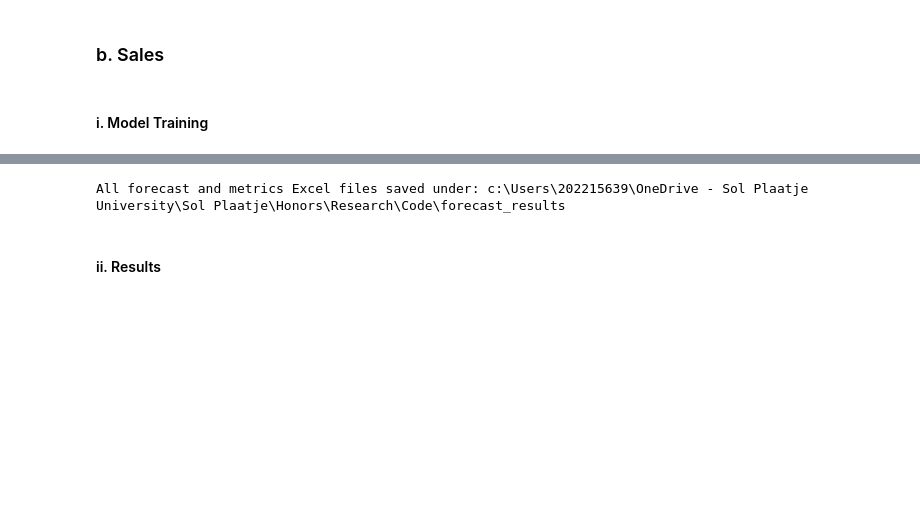
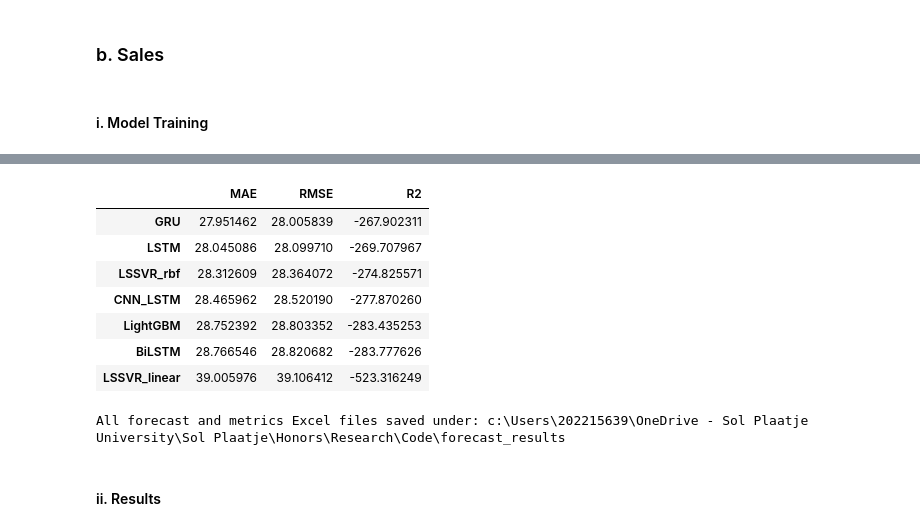
Before and after one commit to MahlatsiM/HonoursResearch, a Jupyter notebook: Cars_Model_Building.ipynb, the cells around one changed output, grey strips where cells are left out. Cells and saved outputs as stored; diff of their text form; code cells hidden in the pictures; blank space fills up the shorter version.

Commit message:
Lag features created and Started model re-training

```diff
--- a/Cars_Model_Building.ipynb
+++ b/Cars_Model_Building.ipynb
@@ -1157,0 +431,87 @@ You can set `force_col_wise=true` to remove the overhead.
+# %%
+# === Step 6: Train All Models for Sales ===
+from sklearn.preprocessing import StandardScaler
+from sklearn.metrics import mean_squared_error, mean_absolute_error, r2_score
+import numpy as np
+import pandas as pd
+
+# Deep learning reshape helper
+def reshape_for_dl(X):
+    # Deep models expect 3D input: (samples, timesteps, features)
+    return X.values.reshape((X.shape[0], X.shape[1], 1))
+
+# === Scale X and y ===
+scaler_X1 = StandardScaler()
+scaler_y1 = StandardScaler()
+
+X1_train_scaled = pd.DataFrame(scaler_X1.fit_transform(X1_train), columns=X1_train.columns)
+X1_test_scaled  = pd.DataFrame(scaler_X1.transform(X1_test), columns=X1_test.columns)
+
+y1_train_scaled = pd.Series(scaler_y1.fit_transform(y1_train.values.reshape(-1,1)).flatten(), index=y1_train.index)
+y1_test_scaled  = pd.Series(scaler_y1.transform(y1_test.values.reshape(-1,1)).flatten(), index=y1_test.index)
+
+# === Get Model Registry for Sales ===
+input_shape_sales = (X1_train_scaled.shape[1], 1)
+sales_models = get_model_registry(y1_train_scaled, input_shape=input_shape_sales)
+
+# === Container for predictions and metrics ===
+predictions = {}
+metrics = {}
+
+# === Train / Predict Loop ===
+for name, model in sales_models.items():
+    print(f"\nTraining {name}...")
+
+    try:
+        if name in ['ARIMA', 'SARIMAX']:
+            # Traditional models: fit with exog for SARIMAX
+            if name == 'SARIMAX':
+                fitted = model.fit(exog=X1_train_scaled)
+                y_pred_scaled = fitted.forecast(steps=len(X1_test_scaled), exog=X1_test_scaled)
+            else:
+                fitted = model.fit()
+                y_pred_scaled = fitted.forecast(steps=len(X1_test_scaled))
+
+            # Convert to series with correct index
+            y_pred_scaled = pd.Series(y_pred_scaled, index=y1_test_scaled.index)
+
+        elif name in ['LSSVR_linear', 'LSSVR_rbf', 'LightGBM']:
+            # ML models
+            fitted = model.fit(X1_train_scaled, y1_train_scaled)
+            y_pred_scaled = pd.Series(fitted.predict(X1_test_scaled), index=y1_test_scaled.index)
+
+        else:
+            # Deep Learning models
+            X_train_dl = reshape_for_dl(X1_train_scaled)
+            X_test_dl  = reshape_for_dl(X1_test_scaled)
+
+            history = model.fit(
+                X_train_dl, y1_train_scaled.values,
+                epochs=50, batch_size=16, verbose=0
+            )
+
+            y_pred_scaled = pd.Series(model.predict(X_test_dl).flatten(), index=y1_test_scaled.index)
+
+        # Store predictions
+        predictions[name] = scaler_y1.inverse_transform(y_pred_scaled.values.reshape(-1,1)).flatten()
+
+        # Compute metrics
+        y_true = y1_test.values
+        y_pred = predictions[name]
+
+        metrics[name] = {
+            'MAE': mean_absolute_error(y_true, y_pred),
+            'RMSE': mean_squared_error(y_true, y_pred, squared=False),
+            'R2': r2_score(y_true, y_pred)
+        }
+
+        print(f"{name} trained. RMSE: {metrics[name]['RMSE']:.4f}, R2: {metrics[name]['R2']:.4f}")
+
+    except Exception as e:
+        print(f"Error training {name}: {e}")
+
+# === Convert metrics to DataFrame for easy inspection ===
+metrics_df = pd.DataFrame(metrics).T.sort_values('RMSE')
+print("\n=== Sales Model Performance ===")
+metrics_df
+# %% [output]
@@ -1158,3 +535,11 @@ You can set `force_col_wise=true` to remove the overhead.
+|  | MAE | RMSE | R2 |
+| GRU | 27.951462 | 28.005839 | -267.902311 |
+| LSTM | 28.045086 | 28.099710 | -269.707967 |
+| LSSVR_rbf | 28.312609 | 28.364072 | -274.825571 |
+| CNN_LSTM | 28.465962 | 28.520190 | -277.870260 |
+| LightGBM | 28.752392 | 28.803352 | -283.435253 |
+| BiLSTM | 28.766546 | 28.820682 | -283.777626 |
+| LSSVR_linear | 39.005976 | 39.106412 | -523.316249 |
 # %%
 # ---------------------------
 # ---- FORECAST DATAFRAMES ----
```
Also changed, not shown: parts of 8 cells of this notebook.
